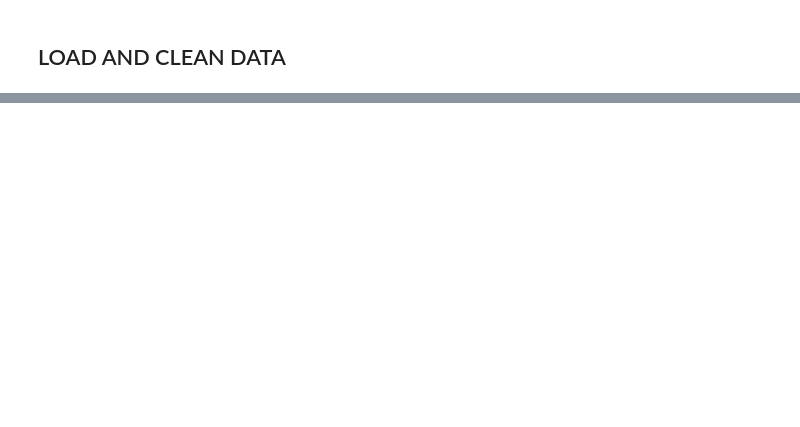
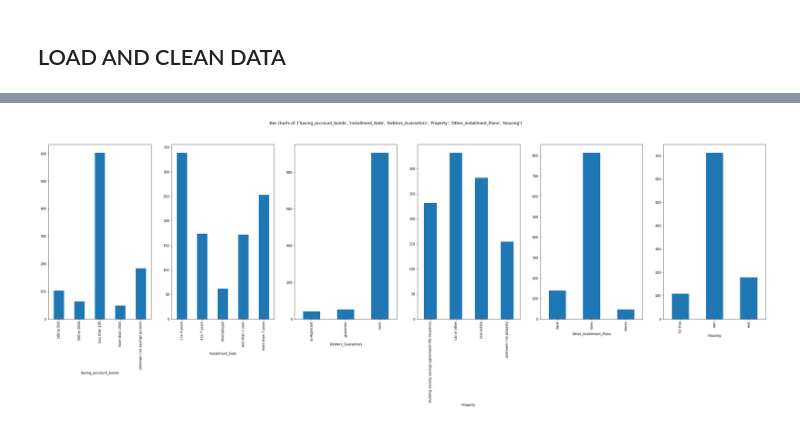
Before and after one commit to Peter5793/Python_coding, a Jupyter notebook: Insurance_Case_Study/Insurance_CaseStudy.ipynb, the cells around one changed output, grey strips where cells are left out. Drawn from its saved outputs; the diff is of its cells as text; code cells hidden in the pictures; blank space fills up the shorter version.

```diff
--- a/Insurance_Case_Study/Insurance_CaseStudy.ipynb
+++ b/Insurance_Case_Study/Insurance_CaseStudy.ipynb
@@ -85,0 +372,5 @@ array(['good', 'bad'], dtype=object)
+# %%
+PlotBar(inData=df_new, colsToPlot=['Saving_acccount_bonds','Installment_Rate','Debtors_Guarantors'
+                                  , 'Property','Other_Installment_Plans','Housing'])
+# %% [output]
+[figure, added]
```
Also changed, not shown: parts of 43 cells of this notebook.
